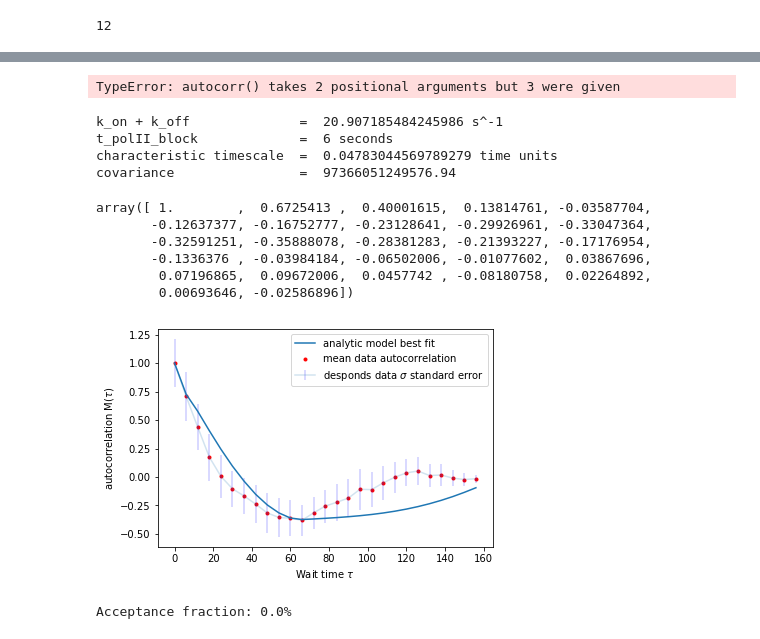
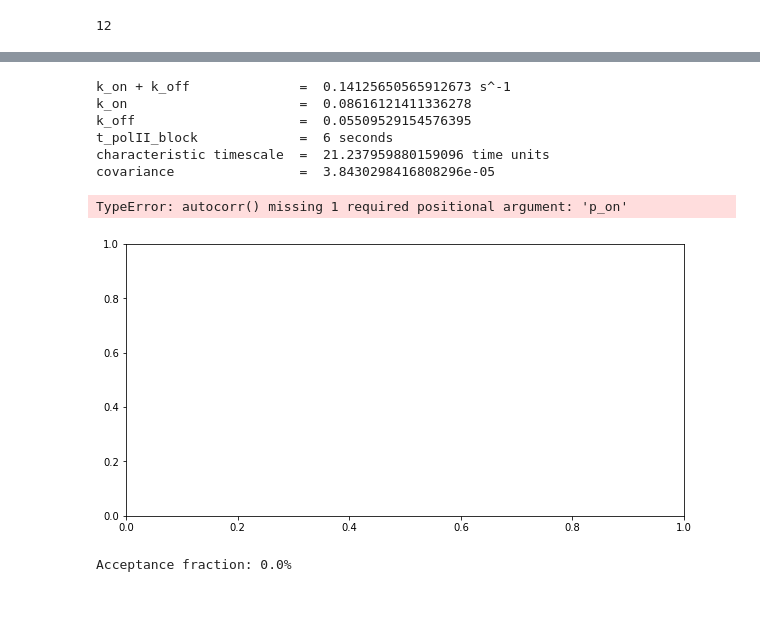
Before and after one commit to tlmakinen/bursting-IGMM, a Jupyter notebook: autocorrelation/desponds-positive-control.ipynb, the cells around one changed output, grey strips where cells are left out. Drawn from its saved outputs; the diff is of its cells as text; code cells hidden in the pictures; blank space fills up the shorter version.

Commit message:
model works on simulated traces

```diff
--- a/autocorrelation/desponds-positive-control.ipynb
+++ b/autocorrelation/desponds-positive-control.ipynb
@@ -129,18 +251,18 @@ def tracePackageAutocorrelation(table, start_index, stop_index):
 
     return autoav[1:],tracelist_corr,autolist,tracelist,autostd[1:]
 # %%
-autoav,tracelist_corr,autolist,tracelist,autostd = tracePackageAutocorrelation(table, start_index, stop_index)
+autoav,tracelist_corr,autolist,tracelist,autostd = tracePackageAutocorrelation(tracelist, start_index, stop_index)
 # %%
 t = np.arange(len(autoav))
 # %%
 autoarr = np.asarray(autoav)
 
 for i in autolist:
-    plt.plot(t*6,i[1:], alpha=0.3)
+    plt.plot(t*stepsize,i[1:], alpha=0.3)
 
 autocov = np.nanvar(autoarr, axis=0)
-plt.plot(t*6, autoav, color = 'g', label = "average autocorrelation of trace data \n anterior cell cycle 13")
-#plt.errorbar(x=t*6, y=autoav, yerr=(autostd, autostd), ecolor='b', alpha=0.4, label = r'desponds data $\sigma$ standard error')
+plt.plot(t*stepsize, autoav, color = 'g', label = "average autocorrelation of trace data \n anterior cell cycle 13")
+plt.errorbar(x=t*stepsize, y=autoav, yerr=(autostd, autostd), ecolor='b', alpha=0.4, label = r'desponds data $\sigma$ standard error')
 #plt.legend(loc='best')
 plt.show()
 
@@ -356,7 +476,7 @@ parameters:
     """
 
 
-def autocorr(t, chartime):#, p_on=0.45):  # take in parameters and t (signal data array index in seconds)
+def autocorr(t, chartime):  # take in parameters and t (signal data array index in seconds)
     # define all needed parameters #
     despondsfile = 'standalone/therightL.mat'
     stepsize = 6            # time between observations, seconds
@@ -376,7 +496,7 @@ def autocorr(t, chartime):#, p_on=0.45):  # take in parameters and t (signal dat
 
     # FOR NOW:
     #p_on = fitPon(tracelist)
-    #p_on = 0.49
+    #p_on = 0.6
     p_off = 1-p_on
 
     # compute normalization constant
@@ -437,15 +557,11 @@ def autocorr(t, chartime):#, p_on=0.45):  # take in parameters and t (signal dat
 
     normed = (normfactor)*np.asarray(corrected_full)
 
-    return (normed / normed[0]) # / normed[0])
+    return (normed/ normed[1])
 # %%
 # get our data's average autocorrelation function
 dat = autoav
-t = np.arange(len(dat)) * 6
+t = np.arange(len(dat)) * stepsize
-# %%
-plt.plot(autocorr(t,33, 0.47))
-# %% [output]
-TypeError: autocorr() takes 2 positional arguments but 3 were given
 # %%
 autoav_norm = autoav / np.max(autoav)
 normlist = []
@@ -458,37 +574,35 @@ from scipy.optimize import curve_fit
 popt,pcov = curve_fit(autocorr, t, autoav)
 
 print("k_on + k_off              = ", popt[0], 's^-1')
+print("k_on                      = ", (popt[0]) * p_on)
+print("k_off                     = ", popt[0] - (popt[0]) * p_on)
 print("t_polII_block             =  6 seconds")
-print("characteristic timescale  = ", 1/(popt[0]), 'time units')
+print("characteristic timescale  = ", stepsize/(popt[0]), 'time units')
 print("covariance                = ", pcov[0][0])
 # %% [output]
-k_on + k_off              =  20.907185484245986 s^-1
+k_on + k_off              =  0.14125650565912673 s^-1
+k_on                      =  0.08616121411336278
+k_off                     =  0.05509529154576395
 t_polII_block             =  6 seconds
-characteristic timescale  =  0.04783044569789279 time units
-covariance                =  97366051249576.94
+characteristic timescale  =  21.237959880159096 time units
+covariance                =  3.8430298416808296e-05
-# %%
-autoav
-# %% [output]
-array([ 1.        ,  0.6725413 ,  0.40001615,  0.13814761, -0.03587704,
-       -0.12637377, -0.16752777, -0.23128641, -0.29926961, -0.33047364,
-       -0.32591251, -0.35888078, -0.28381283, -0.21393227, -0.17176954,
-       -0.1336376 , -0.03984184, -0.06502006, -0.01077602,  0.03867696,
-        0.07196865,  0.09672006,  0.0457742 , -0.08180758,  0.02264892,
-        0.00693646, -0.02586896])
 # %%
-plt.plot(t, autocorr(t, popt[0]), label='analytic model best fit')
+fig,ax = plt.subplots(len([0.2]), 1, figsize=(10,5), sharex=True)
+
+ax.plot(t, autocorr(t,chartime=popt[0]), label='analytic model best fit')
 #for i in autolist[1:]:
     #plt.plot(t, i[1:], color='b', alpha=0.1)
 
-plt.scatter(t,autoav_norm, marker='.', color='r', label = 'mean data autocorrelation')   # show the mean of our original dataset in red
+ax.scatter(t,autoav, marker='.', color='r', label = 'mean data autocorrelation')   # show the mean of our original dataset in red
 #plt.plot(np.arange(len(autoav)),dat, color='r', label = 'mean data autocorrelation')   # show the mean of our original dataset in red
-plt.errorbar(x=t, y=autoav_norm, yerr=(autostd_norm, autostd_norm), ecolor='b', alpha=0.2, label = r'desponds data $\sigma$ standard error')
+ax.errorbar(x=t, y=autoav, yerr=(autostd, autostd), ecolor='b', alpha=0.2, label = r'desponds data $\sigma$ standard error')
 plt.legend()
-plt.xlabel(r'Wait time $\tau$')
-plt.ylabel(r'autocorrelation M($\tau$)')
+ax.set_xlabel(r'Wait time $\tau$')
+ax.set_ylabel(r'autocorrelation M($\tau$)')
 plt.show()
 # %% [output]
+TypeError: autocorr() missing 1 required positional argument: 'p_on'
-[figure, old version]
+[figure, new version]
 # %%
 # Do a more packaged fitting with written functions. Bayesian fitting, assuming Gaussian error distributed
 # about each autocorrelated point, conservatively approximated by the standard error of autocorrelation
```
Also changed, not shown: parts of 25 cells of this notebook, 6 other files.
